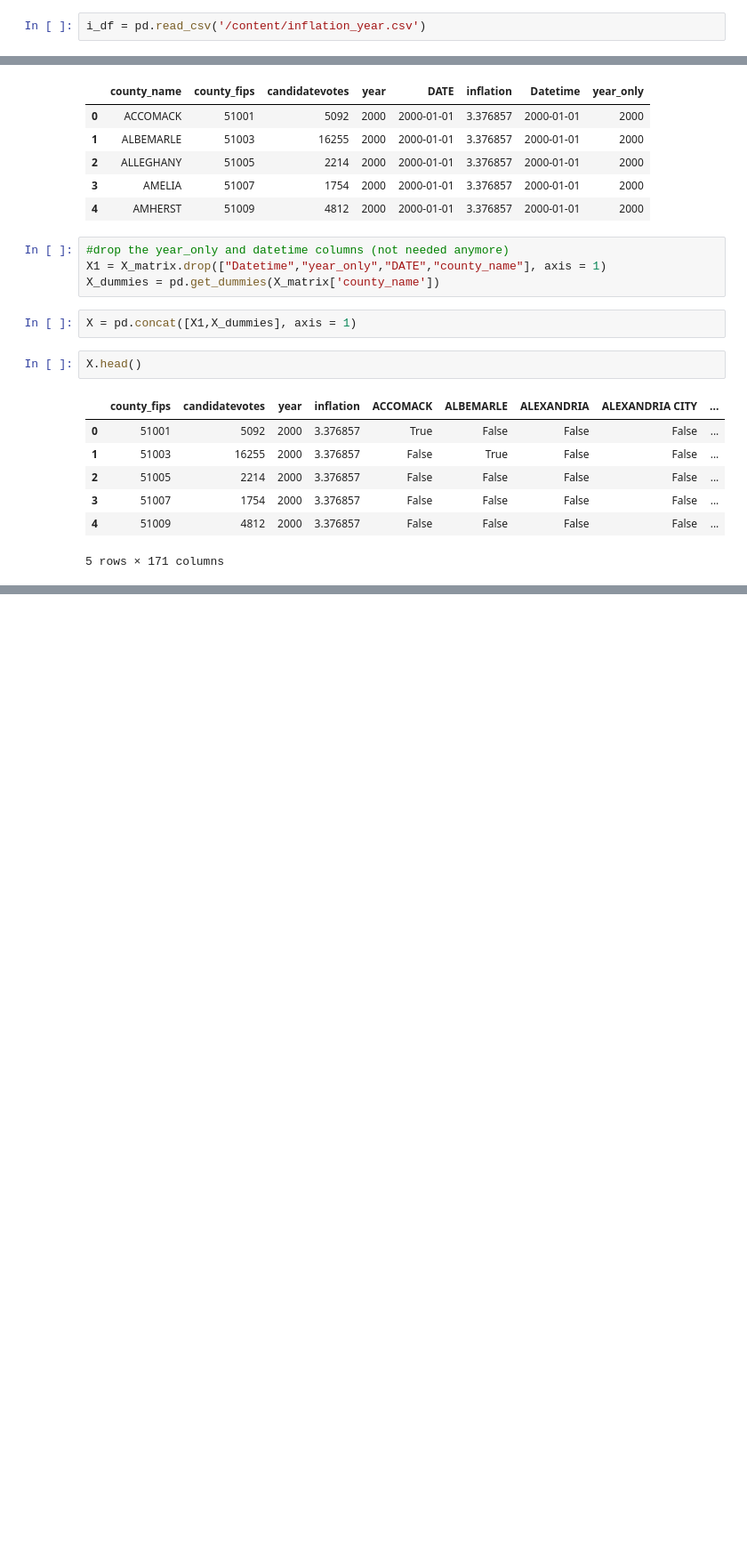
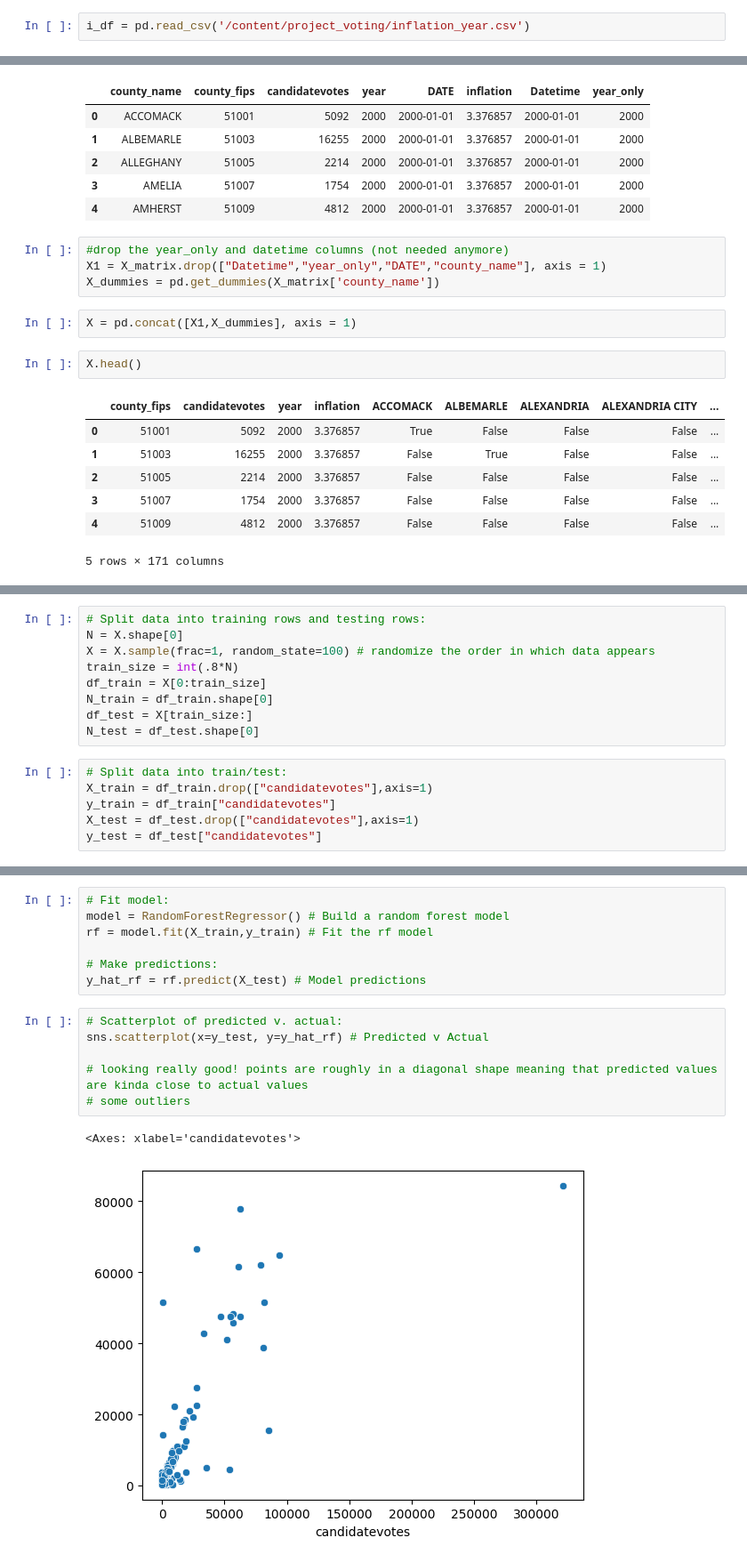
Before and after one commit to ashleyr05/project_voting, a Jupyter notebook: va_voting.ipynb, the cells around one changed output, grey strips where cells are left out. Shown at 89% size. Cells and saved outputs as stored; diff of their text form; blank space fills up the shorter version.

Commit message:
creating models for predictions and analyzing predictions

```diff
--- a/va_voting.ipynb
+++ b/va_voting.ipynb
@@ -100,7 +91,7 @@ df.head()
 # %%
 # get inflation and unemployment data
 # %%
-i_df = pd.read_csv('/content/inflation_year.csv')
+i_df = pd.read_csv('/content/project_voting/inflation_year.csv')
 # %%
 i_df.head()
 # %% [output]
@@ -478,0 +464,15 @@ rf = model.fit(X,y) # Fit the rf model
+# %%
+# Split data into training rows and testing rows:
+N = X.shape[0]
+X = X.sample(frac=1, random_state=100) # randomize the order in which data appears
+train_size = int(.8*N)
+df_train = X[0:train_size]
+N_train = df_train.shape[0]
+df_test = X[train_size:]
+N_test = df_test.shape[0]
+# %%
+# Split data into train/test:
+X_train = df_train.drop(["candidatevotes"],axis=1)
+y_train = df_train["candidatevotes"]
+X_test = df_test.drop(["candidatevotes"],axis=1)
+y_test = df_test["candidatevotes"]
@@ -478,0 +488,16 @@ rf = model.fit(X,y) # Fit the rf model
+# %%
+# Fit model:
+model = RandomForestRegressor() # Build a random forest model
+rf = model.fit(X_train,y_train) # Fit the rf model
+
+# Make predictions:
+y_hat_rf = rf.predict(X_test) # Model predictions
+# %%
+# Scatterplot of predicted v. actual:
+sns.scatterplot(x=y_test, y=y_hat_rf) # Predicted v Actual
+
+# looking really good! points are roughly in a diagonal shape meaning that predicted values are kinda close to actual values
+# some outliers
+# %% [output]
+<Axes: xlabel='candidatevotes'>
+[figure, added]
```
Also changed, not shown: parts of 11 cells of this notebook.
